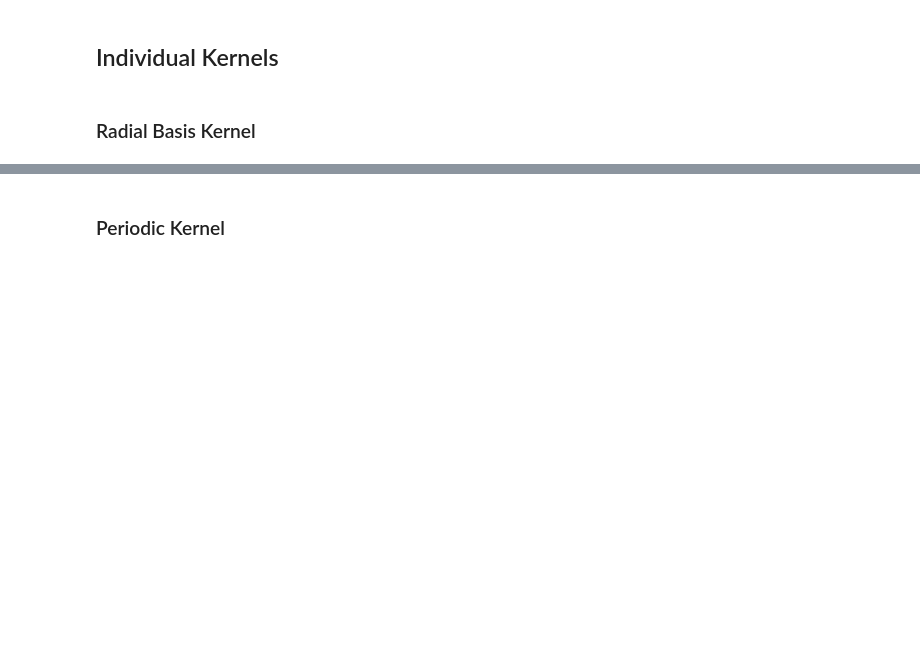
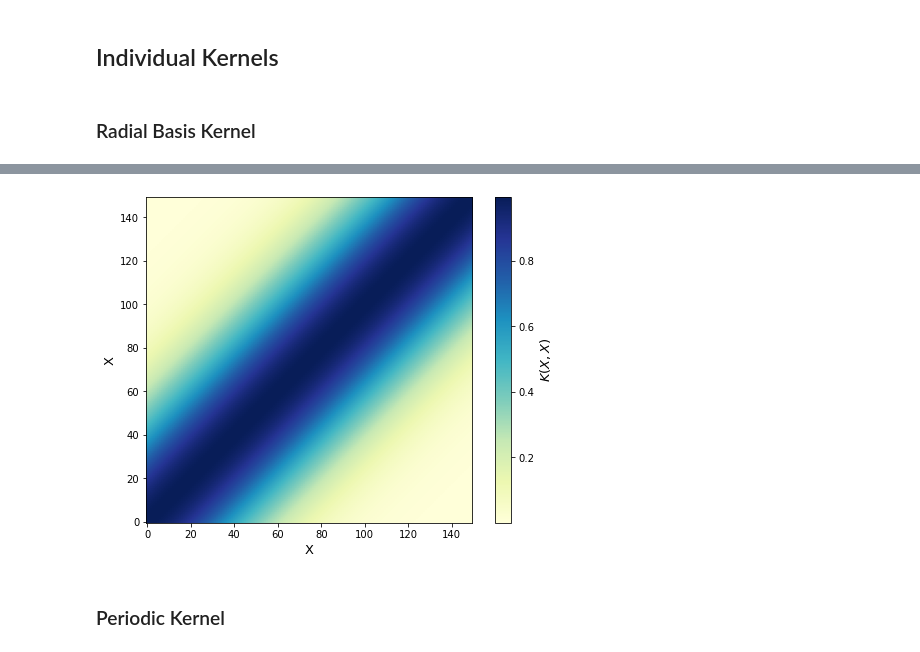
Before and after one commit to GStechschulte/energy-efficiency, a Jupyter notebook: models/gp_sample_prior_functions/sampling_prior_functions.ipynb, the cells around one changed output, grey strips where cells are left out. Saved outputs shown, nothing was run; the diff lists cells and outputs as text; code cells hidden in the pictures; blank space fills up the shorter version.

```diff
--- a/models/gp_sample_prior_functions/sampling_prior_functions.ipynb
+++ b/models/gp_sample_prior_functions/sampling_prior_functions.ipynb
@@ -46,3 +47,13 @@ plt.show()
+# %%
+plt.figure(figsize=(8, 6))
+plt.imshow(kernel_func.evaluate(), cmap=cm.YlGnBu, origin='lower')
+plt.xlabel('X', fontsize=13)
+plt.ylabel('X', fontsize=13)
+cbar = plt.colorbar()
+cbar.ax.set_ylabel('$K(X, X)$', fontsize=13)
+plt.show()
+# %% [output]
+[figure, added]
 # %% [markdown]
 ### Periodic Kernel
 # %%
```
Also changed, not shown: parts of 2 cells of this notebook.
